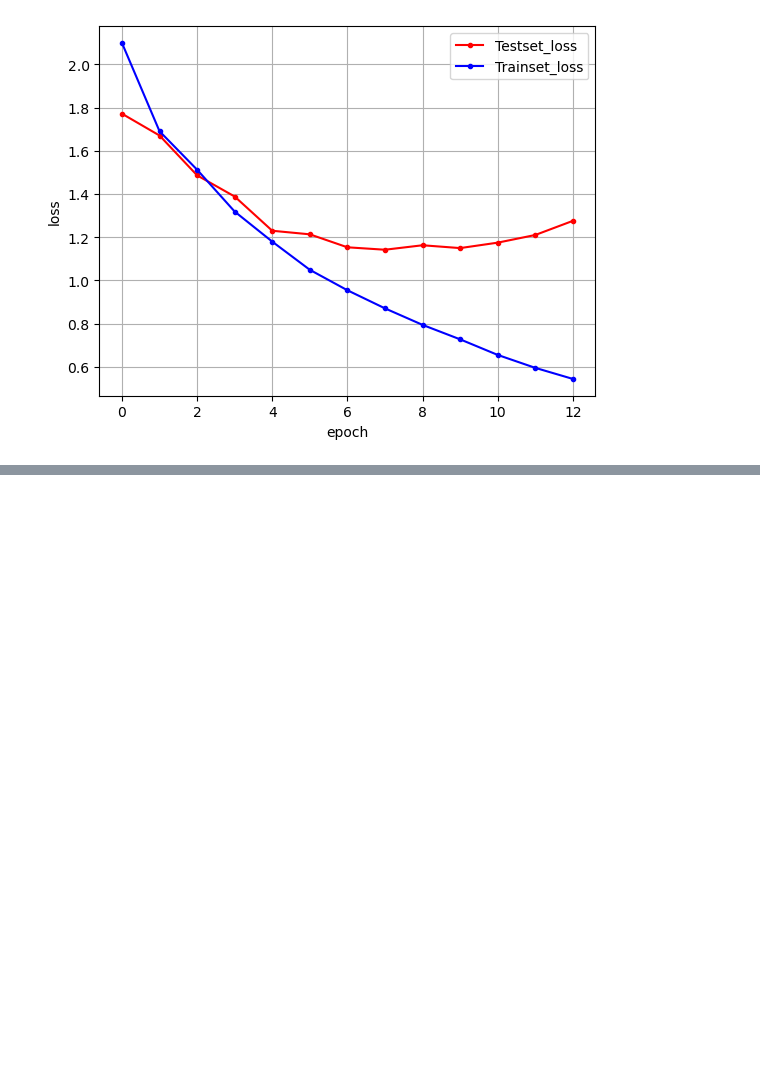
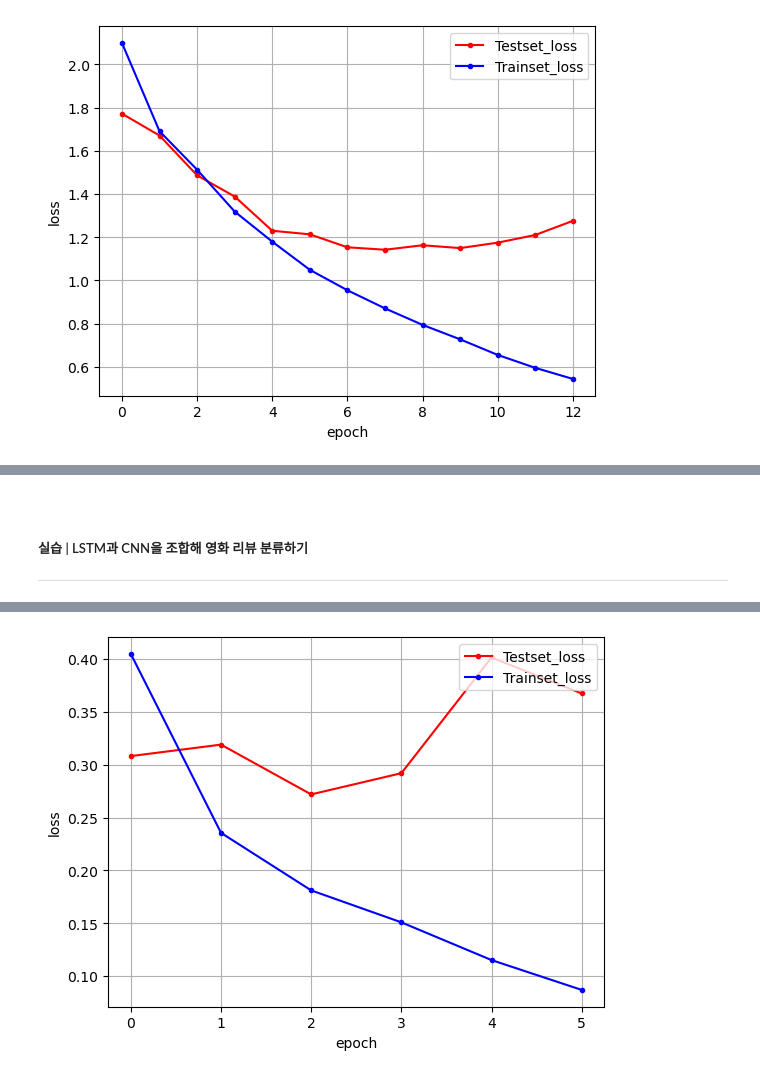
Before and after one commit to vemm8ks2/studies, a Jupyter notebook: Deep_learning_for_everyone/Part 5. 딥러닝 활용하기/18장 시퀀스 배열로 다루는 순환 신경망(RNN).ipynb, the cells around one changed output, grey strips where cells are left out. Saved outputs shown, nothing was run; the diff lists cells and outputs as text; code cells hidden in the pictures; blank space fills up the shorter version.

```diff
--- a/Deep_learning_for_everyone/Part 5. 딥러닝 활용하기/18장 시퀀스 배열로 다루는 순환 신경망(RNN).ipynb
+++ b/Deep_learning_for_everyone/Part 5. 딥러닝 활용하기/18장 시퀀스 배열로 다루는 순환 신경망(RNN).ipynb
@@ -151,0 +157,9 @@ Test Accuracy: 0.7093
+# %%
+from tensorflow.keras.datasets import imdb
+from tensorflow.keras.preprocessing import sequence
+
+# 테스트셋 지정
+(X_train, y_train), (X_test, y_test) = imdb.load_data(num_words=5000)
+
+X_train = sequence.pad_sequences(X_train, maxlen=500)
+X_test = sequence.pad_sequences(X_test, maxlen=500)
@@ -151,0 +204,61 @@ Test Accuracy: 0.7093
+# %% [markdown]
+<br>
+
+##### 실습 | LSTM과 CNN을 조합해 영화 리뷰 분류하기
+---
+# %%
+from tensorflow.keras.models import Sequential
+from tensorflow.keras.layers import Dense, Dropout, Activation, Embedding, LSTM, Conv1D, MaxPooling1D
+from tensorflow.keras.datasets import imdb
+from tensorflow.keras.preprocessing import sequence
+from tensorflow.keras.callbacks import EarlyStopping
+
+import numpy as np
+import matplotlib.pyplot as plt
+
+# 테스트셋 지정
+(X_train, y_train), (X_test, y_test) = imdb.load_data(num_words=5000)
+
+X_train = sequence.pad_sequences(X_train, maxlen=500)
+X_test = sequence.pad_sequences(X_test, maxlen=500)
+
+# 모델 구조 설정
+model = Sequential()
+
+model.add(Embedding(5000, 100))
+model.add(Dropout(0.5))
+model.add(Conv1D(64, 5, padding='valid', activation='relu', strides=1))
+model.add(MaxPooling1D(pool_size=4))
+model.add(LSTM(55))
+model.add(Dense(1))
+model.add(Activation('sigmoid'))
+
+# 모델 실행 옵션 설정
+model.compile(loss='binary_crossentropy', optimizer='adam', metrics=['accuracy'])
+
+# 학습 조기 중단 설정
+early_stopping_callback = EarlyStopping(monitor='val_loss', patience=3)
+
+# 모델 실행
+history = model.fit(X_train, y_train, batch_size=40, epochs=100, validation_split=0.25, callbacks=[early_stopping_callback])
+
+# 테스트 정확도 출력
+print('Test Accuracy: %.4f' % (model.evaluate(X_test, y_test)[1]))
+
+# 검증셋과 학습셋 오차 저장
+y_vloss = history.history['val_loss']
+y_loss = history.history['loss']
+
+# 시각화
+x_len = np.arange(len(y_loss))
+
+plt.plot(x_len, y_vloss, marker='.', c='red', label='Testset_loss')
+plt.plot(x_len, y_loss, marker='.', c='blue', label='Trainset_loss')
+
+plt.legend(loc='upper right')
+plt.grid()
+plt.xlabel('epoch')
+plt.ylabel('loss')
+
+plt.show()
+# %% [output]
@@ -151,0 +279 @@ Test Accuracy: 0.7093
+[figure, added]
```
Also changed, not shown: parts of 3 cells of this notebook.
